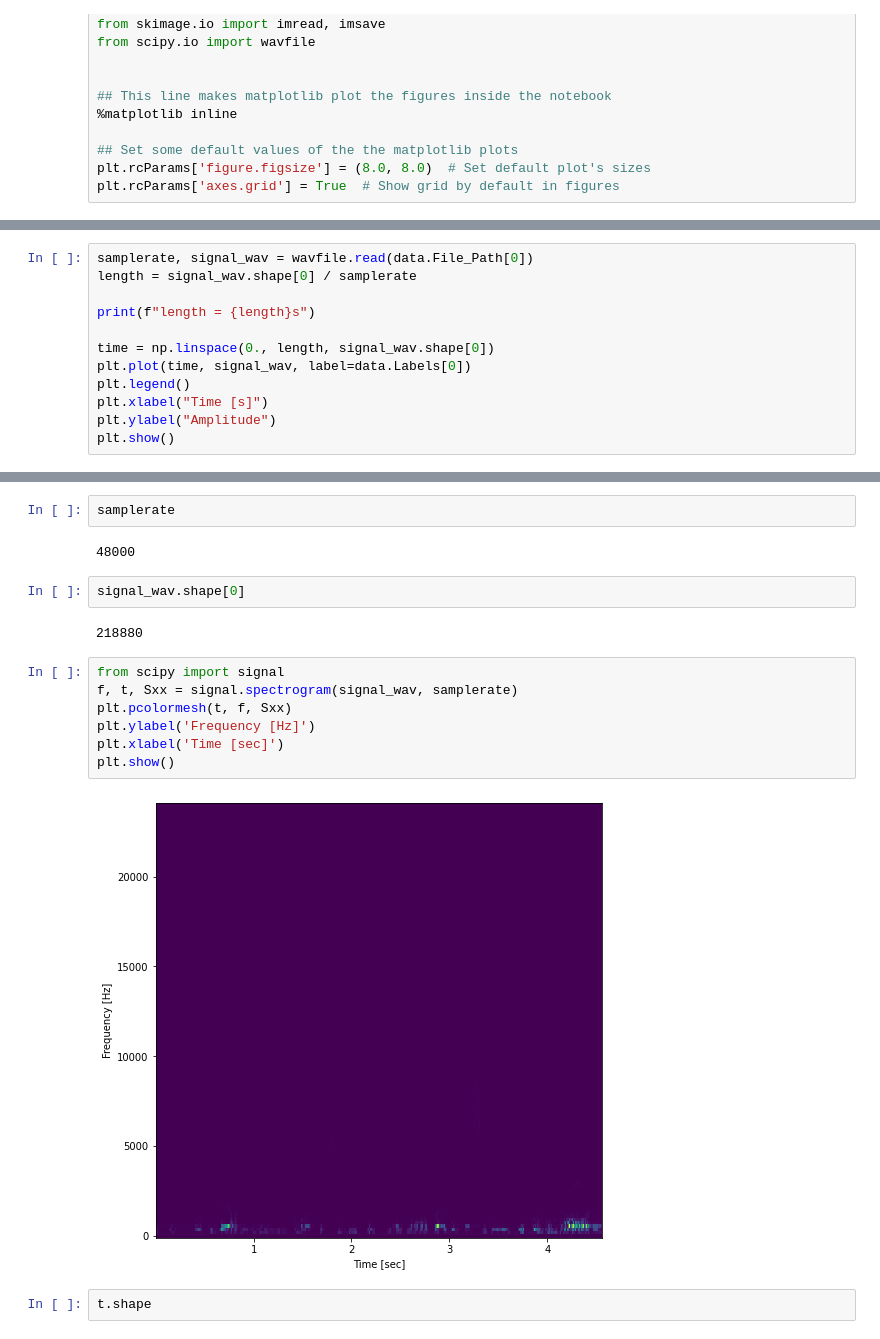
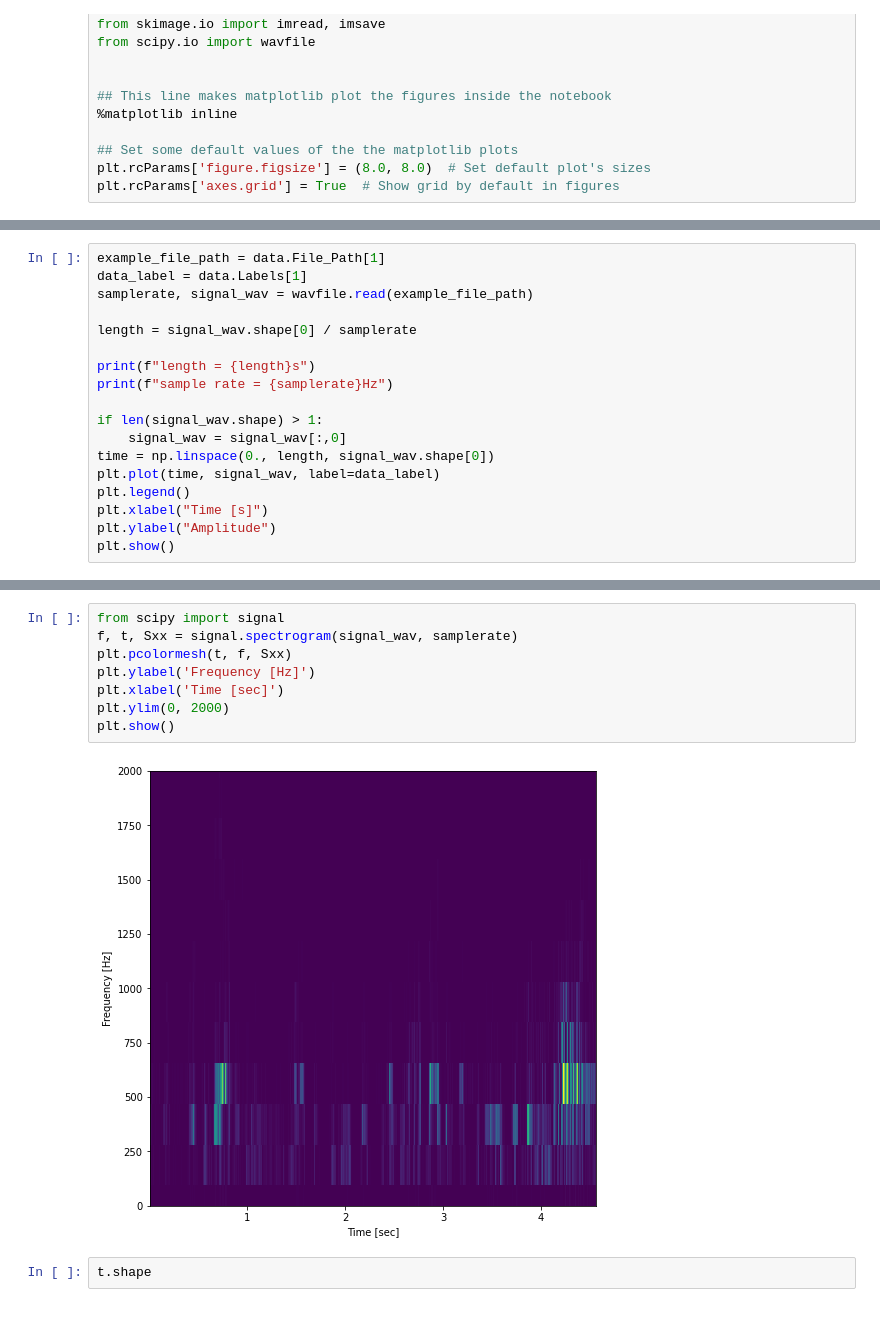
Before and after one commit to sgalrot/corsound, a Jupyter notebook: notebooks/corsound_spectrogram_script.ipynb, the cells around one changed output, grey strips where cells are left out. Cells and saved outputs as stored; diff of their text form.

```diff
--- a/notebooks/corsound_spectrogram_script.ipynb
+++ b/notebooks/corsound_spectrogram_script.ipynb
@@ -51,12 +51,18 @@ data.head()
 | 4 | ../test_txt/txt/test_txt/wav/id08... | id08149 |
 # %%
-samplerate, signal_wav = wavfile.read(data.File_Path[0])
+example_file_path = data.File_Path[1]
+data_label = data.Labels[1]
+samplerate, signal_wav = wavfile.read(example_file_path)
+
 length = signal_wav.shape[0] / samplerate
 
 print(f"length = {length}s")
+print(f"sample rate = {samplerate}Hz")
 
+if len(signal_wav.shape) > 1:
+    signal_wav = signal_wav[:,0]
 time = np.linspace(0., length, signal_wav.shape[0])
-plt.plot(time, signal_wav, label=data.Labels[0])
+plt.plot(time, signal_wav, label=data_label)
 plt.legend()
 plt.xlabel("Time [s]")
 plt.ylabel("Amplitude")
@@ -66,21 +73,14 @@ length = 4.56s
 [figure]
-# %%
-samplerate
-# %% [output]
-48000
-# %%
-signal_wav.shape[0]
-# %% [output]
-218880
 # %%
 from scipy import signal
 f, t, Sxx = signal.spectrogram(signal_wav, samplerate)
 plt.pcolormesh(t, f, Sxx)
 plt.ylabel('Frequency [Hz]')
 plt.xlabel('Time [sec]')
+plt.ylim(0, 2000)
 plt.show()
 # %% [output]
-[figure, old version]
+[figure, new version]
 # %%
 t.shape
 # %% [output]
```
Also changed, not shown: parts of 19 cells of this notebook, 4 other files.
